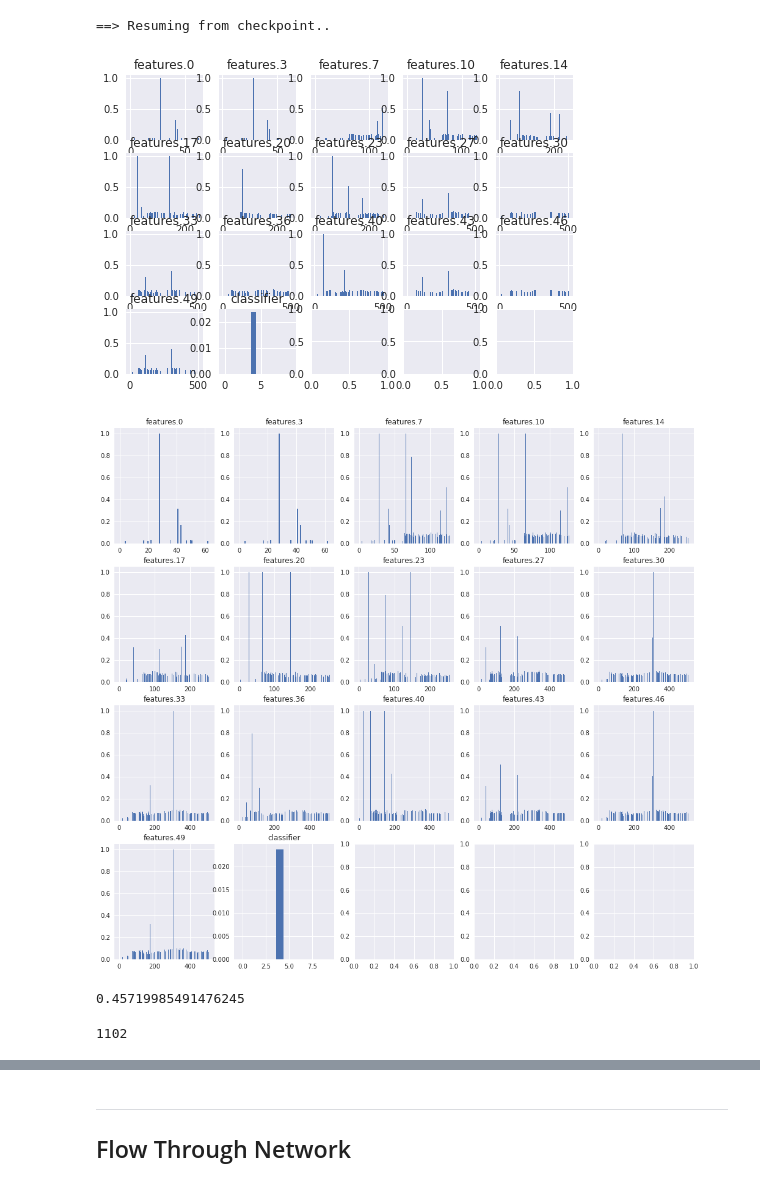
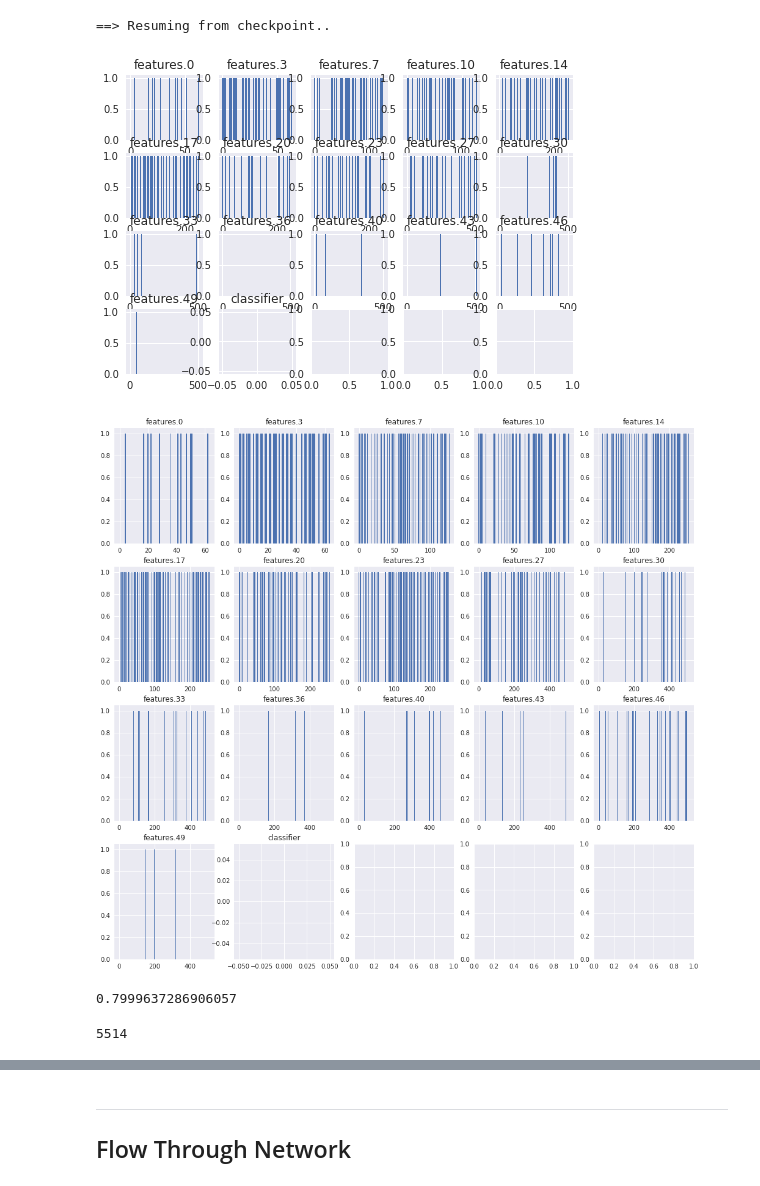
Before and after one commit to riohib/gsp-for-deeplearning, a Jupyter notebook: cifar10/test.ipynb, the cells around one changed output, grey strips where cells are left out. Drawn from its saved outputs; the diff is of its cells as text; code cells hidden in the pictures.

```diff
--- a/cifar10/test.ipynb
+++ b/cifar10/test.ipynb
@@ -199,9 +199,6 @@ gates_l, gate_cat = get_gates(model)
 
 gmax = gate_cat.max()
 gmin = gate_cat.min()
-# %%
-plt.style.use('seaborn')
-# fig, ax = plt.subplots(nrows=4, ncols=5)
 # %%
 plt.style.use('seaborn')
 fig, ax = plt.subplots(nrows=4, ncols=5)
@@ -210,58 +207,63 @@ shapes_l = list()
 gates_l = list()
 gates_norm = list()
 gate_cat = np.array([])
 gate_cat_torch = torch.tensor([]).cuda()
 
 
 count = 0
 for name, layer in model.named_modules():
     if isinstance(layer, nn.Conv2d) or isinstance(layer, nn.Linear):
 
         # data = np.abs(layer.gsp_gate.detach().clone().flatten().cpu().numpy())
         data_torch = torch.abs(layer.gsp_gate.detach().clone().flatten())
         # data = data_torch.cpu().numpy()
 
         shapes_l.append(data_torch.shape[0])
         dmin = data_torch.min(); dmax= data_torch.max()
         data_torch -= dmin
         data_torch /= (dmax - dmin)
 
         data = data_torch.cpu().numpy()
         gates_l.append(data)
         gates_norm.append(data)
 
-        gate_cat = np.concatenate((gate_cat, data))
+        # gate_cat = np.concatenate((gate_cat, data))
+        # if 'classifier' not in name:
         gate_cat_torch = torch.cat( (gate_cat_torch, data_torch) )
 
         x_vals = list(range(data.shape[0]))
         ax.reshape(-1)[count].bar( x_vals , data)
         ax.reshape(-1)[count].set_title(name)
         count += 1
 # %% [output]
-[figure, old version]
+[figure, new version]
 # %%
 # fig.set_size_inches(18, 16)
 fig.set_size_inches(17, 16)
 fig
 # %% [output]
-[figure, old version]
+[figure, new version]
 # %%
 total = gate_cat_torch.numel()
 nonzero = torch.nonzero(gate_cat_torch).numel()
+(total-nonzero)/total
+# %% [output]
+0.7999637286906057
-# %%
-nonzero/total
-# %% [output]
-0.45719985491476245
+# %%
+gate_cat_torch.numel()
+# %% [output]
+5514
 # %%
-prune_sps = 0.8
-mask_gate_cat = torch.zeros_like(gate_cat_torch, device=gate_cat_torch.device)
-k = math.floor(gate_cat_torch.shape[0] * (1 - prune_sps))
-print(k)
-vals, ind = torch.topk(gate_cat_torch, k=k)
-# mask_gate_cat[ind] = torch.ones_like(vals, device=vals.device)
-mask_gate_cat[ind] = vals
+def keep_topk( gate_cat_torch, prune_sps=0.8):
+    mask_gate_cat = torch.zeros_like(gate_cat_torch, device=gate_cat_torch.device)
+    k = math.floor(gate_cat_torch.shape[0] * (1 - prune_sps))
+    # print(k)
+    vals, ind = torch.topk(gate_cat_torch, k=k)
+    mask_gate_cat[ind] = torch.ones_like(vals, device=vals.device)
+    # mask_gate_cat[ind] = vals
+    return mask_gate_cat
+
+mask_gate_cat = keep_topk(gate_cat_torch)
-# %% [output]
-1102
 # %%
 def get_masked_gate_list(shapes_l, names):
     masked_gate_d = dict()
```
Also changed, not shown: parts of 7 cells of this notebook.
